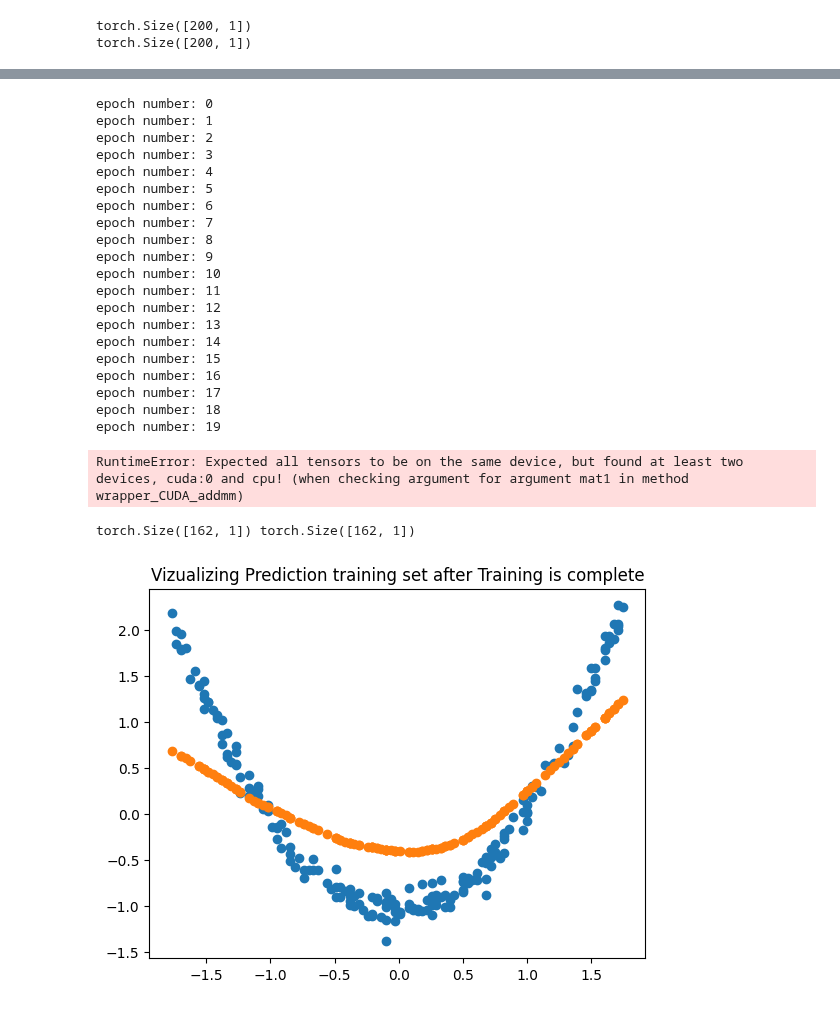
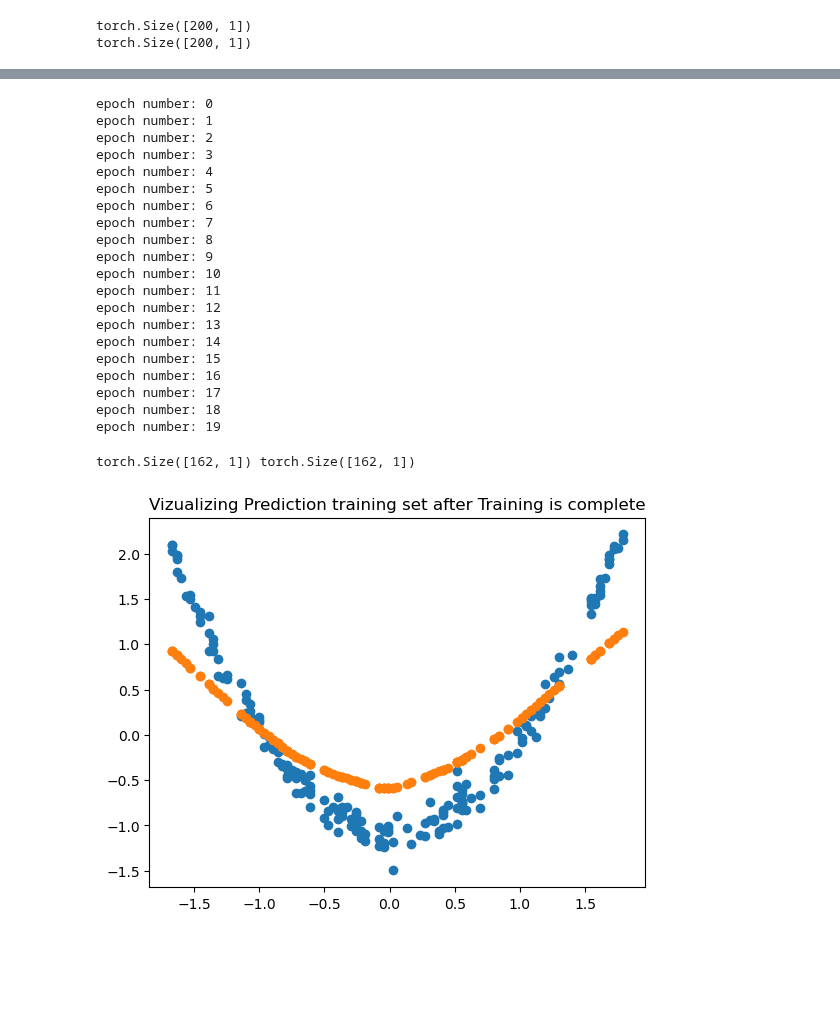
Before and after one commit to hidalgomudonhi/Cifar10_basic_classification, a Jupyter notebook: polynomial.ipynb, the cells around one changed output, grey strips where cells are left out. Drawn from its saved outputs; the diff is of its cells as text; code cells hidden in the pictures; blank space fills up the shorter version.

Commit message:
fixed errors

```diff
--- a/polynomial.ipynb
+++ b/polynomial.ipynb
@@ -122,6 +122,8 @@ def train_model(model,criteria,optimizer,dataloader,validation_set_loader,number
                 validation_losses.append(validationloss.item())
             if (epoch+1 >=number_epochs): #this would preferebly be changed to a tolerance on the Validation loss/ epochs, which ever comes first, can also use the patience condition
                 for data3 ,label3 in trainloader:
+                    data3 = data3.to(device)
+                    label3 = label3.to(device)
                     valoutput = model(data3)
                     x_values_for_last_batch.append(data3)
                     y_values_for_last_batch.append(valoutput)
@@ -155,18 +157,17 @@ epoch number: 16
 epoch number: 17
 epoch number: 18
 epoch number: 19
-RuntimeError: Expected all tensors to be on the same device, but found at least two devices, cuda:0 and cpu! (when checking argument for argument mat1 in method wrapper_CUDA_addmm)
 # %%
-x_values= torch.concat(x_values_for_last_batch)
-y_values = torch.concat(y_values_for_last_batch)
+x_values= torch.Tensor.cpu(torch.concat(x_values_for_last_batch))
+y_values = torch.Tensor.cpu(torch.concat(y_values_for_last_batch))
 print(x_values.shape,y_values.shape)
 plt.scatter(x,y)
 plt.scatter(x_values[:,0],y_values[:,0])
 plt.title('Vizualizing Prediction training set after Training is complete')
 plt.show()
 # %% [output]
 torch.Size([162, 1]) torch.Size([162, 1])
-[figure, old version]
+[figure, new version]
 # %%
 print(epochs)
 plt.plot(epochs,training_loss_per_epoch,label='training loss per epoch')
```
Also changed, not shown: parts of 5 cells of this notebook.
